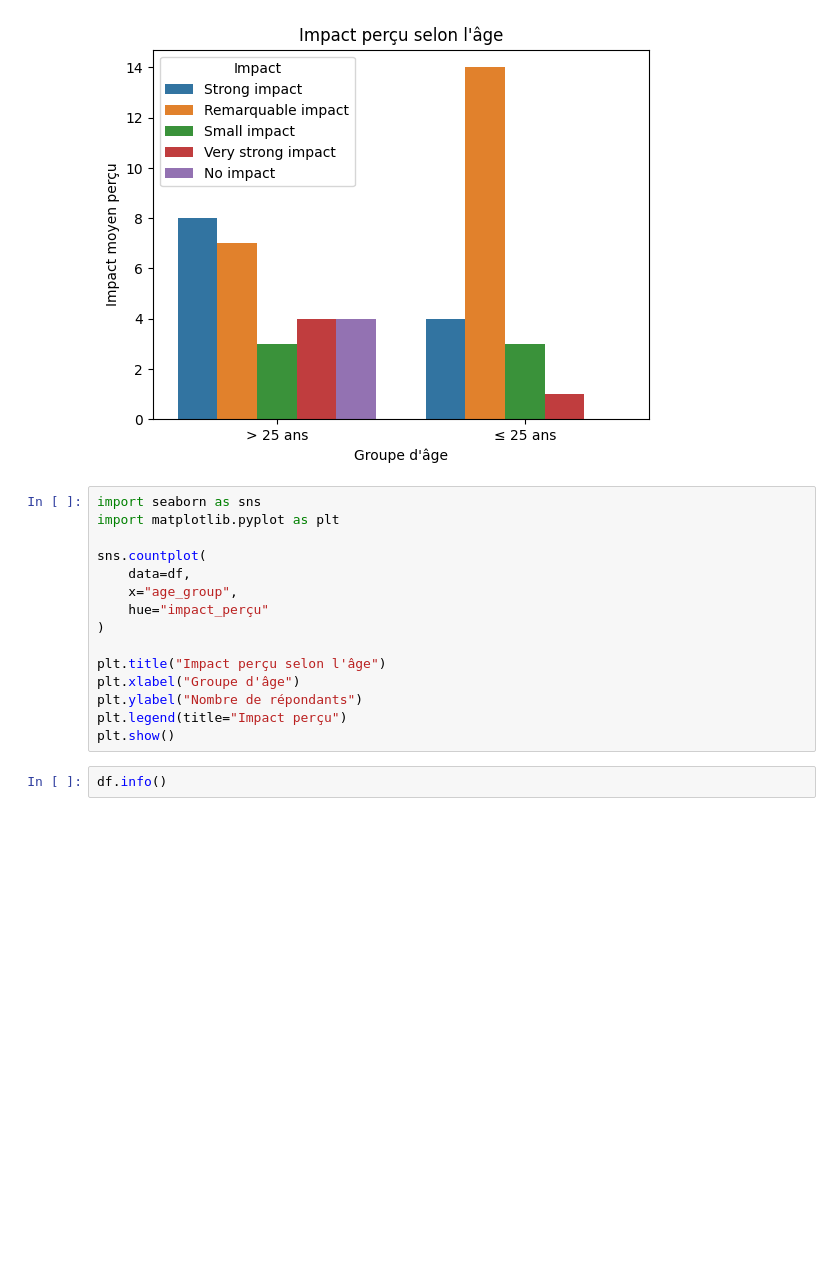
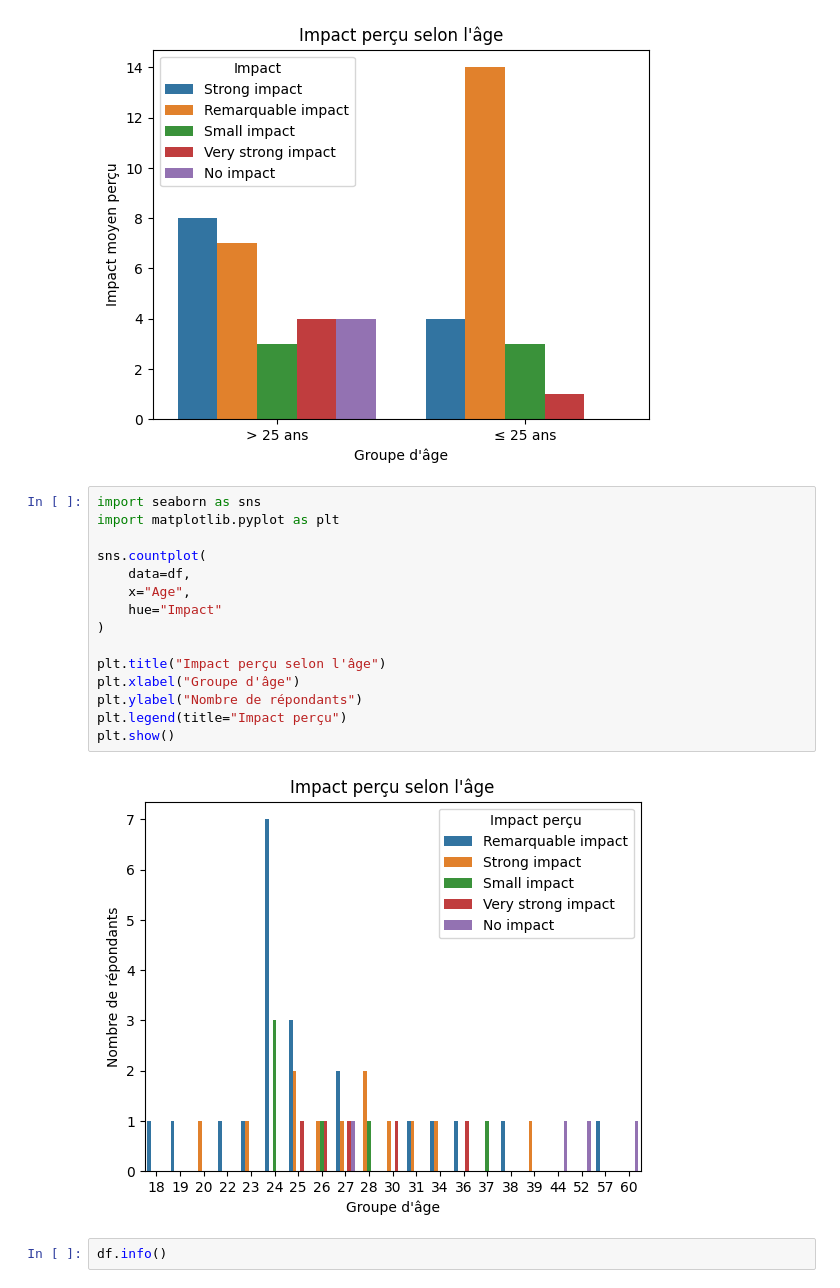
Before and after one commit to Azizbennacer/Survey-analysis, a Jupyter notebook: notebooks/analysis.ipynb, the cells around one changed output. Drawn from its saved outputs; the diff is of its cells as text; blank space fills up the shorter version.

```diff
--- a/notebooks/analysis.ipynb
+++ b/notebooks/analysis.ipynb
@@ -304,18 +304,20 @@ plt.show()
 # %%
 import seaborn as sns
 import matplotlib.pyplot as plt
 
 sns.countplot(
     data=df,
-    x="age_group",
-    hue="impact_perçu"
+    x="Age",
+    hue="Impact"
 )
 
 plt.title("Impact perçu selon l'âge")
 plt.xlabel("Groupe d'âge")
 plt.ylabel("Nombre de répondants")
 plt.legend(title="Impact perçu")
 plt.show()
+# %% [output]
+[figure, added]
 # %%
 df.info()
 # %% [output]
```
Also changed, not shown: parts of 4 cells of this notebook, 1 other file.
